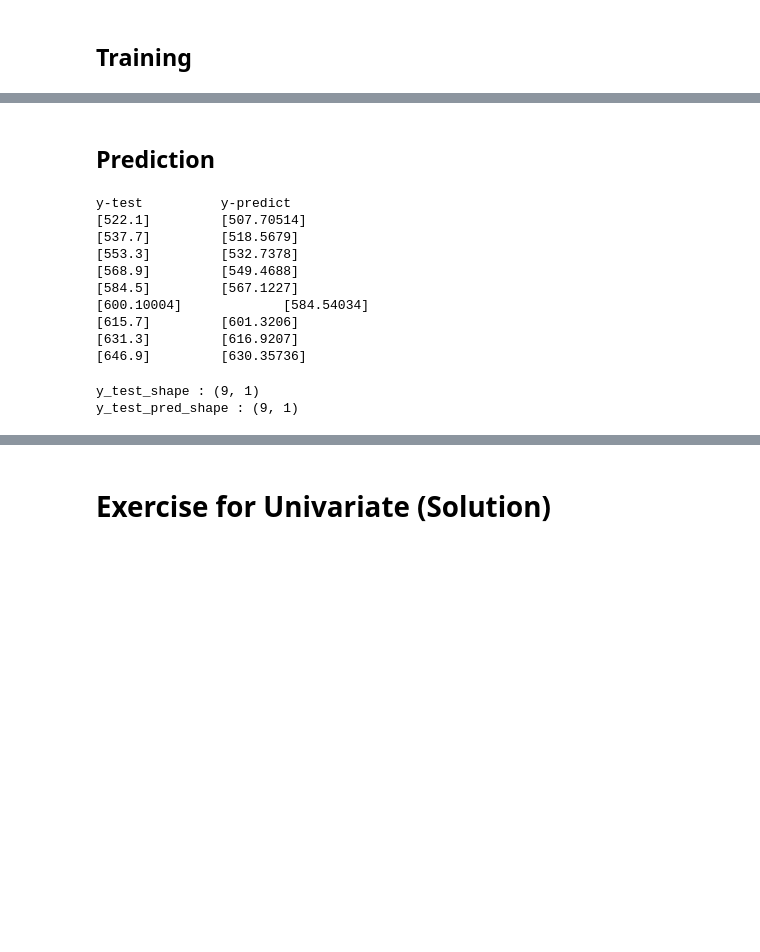
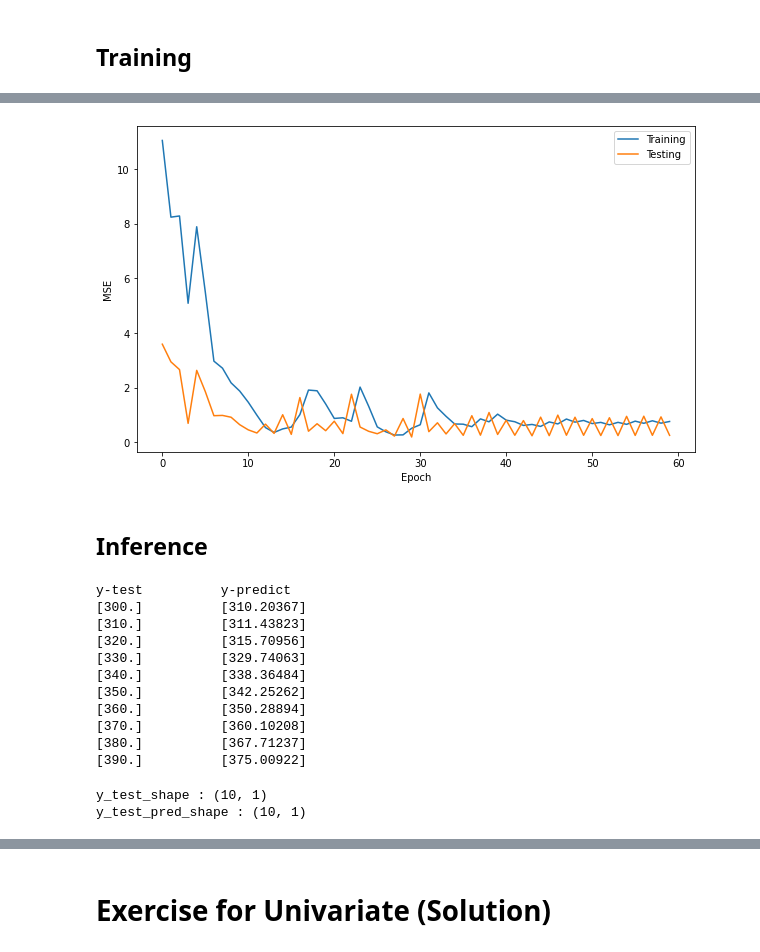
Before and after one commit to CertifaiAI/time-series-labs, a Jupyter notebook: notebook/Univariate Single Step LSTM.ipynb, the cells around one changed output, grey strips where cells are left out. Saved outputs shown, nothing was run; the diff lists cells and outputs as text; code cells hidden in the pictures; blank space fills up the shorter version.

Commit message:
add in graphic and iterator

```diff
--- a/notebook/Univariate Single Step LSTM.ipynb
+++ b/notebook/Univariate Single Step LSTM.ipynb
@@ -95,10 +92,10 @@ testX shape:(10, 2, 1) testX shape:(10, 1)
 ## Data Transform
 # %%
 #transfrom to Pytorch tensor
-trainX = torch.as_tensor(trainX).float()
-trainY = torch.as_tensor(trainY).float()
-testX = torch.as_tensor(testX).float()
-testY = torch.as_tensor(testY).float()
+trainX = torch.from_numpy(trainX).type(torch.Tensor)
+trainY = torch.from_numpy(trainY).type(torch.Tensor)
+testX = torch.from_numpy(testX).type(torch.Tensor)
+testY = torch.from_numpy(testY).type(torch.Tensor)
 print(f"trainX shape:{trainX.shape} trainY shape:{trainY.shape}\n")
 print(f"testX shape:{testX.shape} testY shape:{testY.shape}")
 # %% [output]
@@ -123,6 +120,13 @@ x-feature
 y-label
 26 = number of data
 1 = number of step
+# %%
+# Create Iterator
+train_dataset = TensorDataset(trainX, trainY)
+train_iter = DataLoader(train_dataset,batch_size=batch_size,shuffle=False)
+
+test_dataset = TensorDataset(testX, testY)
+test_iter = DataLoader(test_dataset,batch_size=batch_size,shuffle=False)
 # %% [markdown]
 # LSTM Model Configuration
 # %% [markdown]
@@ -217,10 +221,10 @@ timestep = 1
 num_layers = 3
 
 #Vanila , Stacked LSTM
-# model = LSTM(n_feature=number_of_time_series, hidden_dim=hidden_dim, output_dim=timestep, num_layers=num_layers)
+model = LSTM(n_feature=number_of_time_series, hidden_dim=hidden_dim, output_dim=timestep, num_layers=num_layers)
 
 #Bidirectional LSTM
-model = BidirectionalLSTM(n_feature=number_of_time_series, hidden_dim=hidden_dim, output_dim=timestep, num_layers=num_layers)
+# model = BidirectionalLSTM(n_feature=number_of_time_series, hidden_dim=hidden_dim, output_dim=timestep, num_layers=num_layers)
 # %%
 #loss function
 loss_fn = torch.nn.MSELoss()
@@ -270,4 +289,16 @@ Epoch  59 MSE:  0.0016092787263914943
+# %%
+train_loss,val_loss = training(num_epochs,train_iter,test_iter,optimiser,loss_fn,model)
+# %%
+plt.figure(figsize=(10,6))
+plt.plot(train_loss, label="Training")
+plt.plot(val_loss, label="Testing")
+plt.xlabel("Epoch")
+plt.ylabel("MSE")
+plt.legend()
+plt.show()
+# %% [output]
+[figure, added]
 # %% [markdown]
-## Prediction
+## Inference
 # %%
 # make predictions
@@ -286,24 +318,25 @@ y_test_pred = scaler.inverse_transform(y_test_pred.detach().numpy())
 y_test = scaler.inverse_transform(testY.detach().numpy())
 # %%
 print("y-test\t\ty-predict")
-for i in range(len(y_test_pred)):
-    print(f"{y_test[i]}\t\t{y_test_pred[i]}")
+for i in range(len(y_test_prediction)):
+    print(f"{y_test[i]}\t\t{y_test_prediction[i]}")
 # %% [output]
 y-test          y-predict
-[522.1]         [507.70514]
-[537.7]         [518.5679]
-[553.3]         [532.7378]
-[568.9]         [549.4688]
-[584.5]         [567.1227]
-[600.10004]             [584.54034]
-[615.7]         [601.3206]
-[631.3]         [616.9207]
-[646.9]         [630.35736]
+[300.]          [310.20367]
+[310.]          [311.43823]
+[320.]          [315.70956]
+[330.]          [329.74063]
+[340.]          [338.36484]
+[350.]          [342.25262]
+[360.]          [350.28894]
+[370.]          [360.10208]
+[380.]          [367.71237]
+[390.]          [375.00922]
 # %%
 print(f"y_test_shape : {y_test.shape}")
-print(f"y_test_pred_shape : {y_test_pred.shape}")
+print(f"y_test_pred_shape : {y_test_prediction.shape}")
 # %% [output]
-y_test_shape : (9, 1)
-y_test_pred_shape : (9, 1)
+y_test_shape : (10, 1)
+y_test_pred_shape : (10, 1)
 # %%
 # calculate root mean squared error
```
Also changed, not shown: parts of 25 cells of this notebook.
